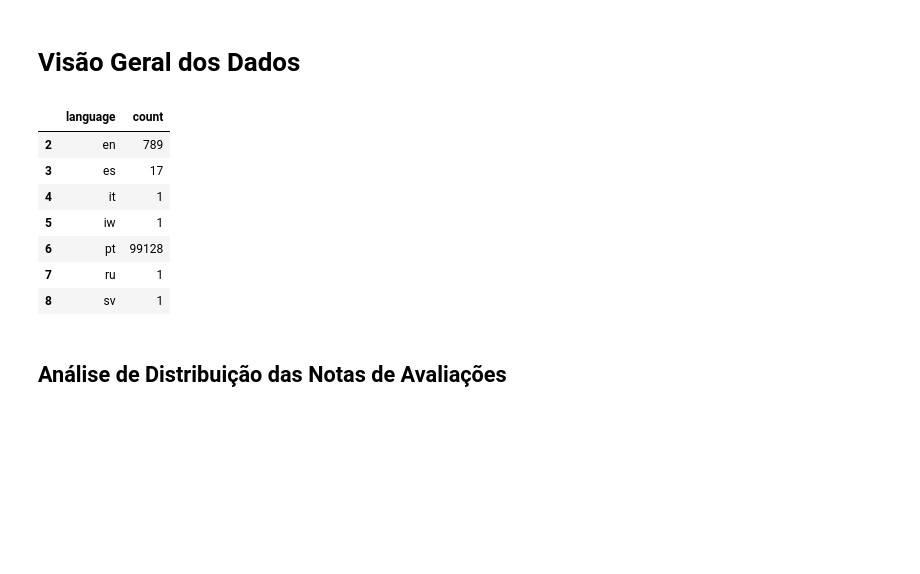
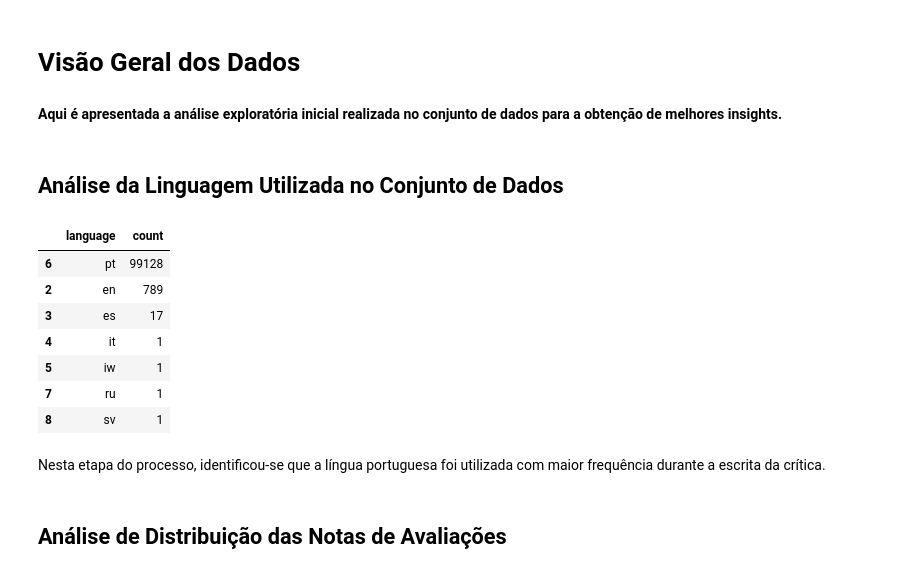
Before and after one commit to kidkmon/Sentiment-Analysis-TripAdvisor, a Jupyter notebook: Analise_sentimentos_TripAdvisor.ipynb, the cells around one changed output. Saved outputs shown, nothing was run; the diff lists cells and outputs as text; code cells hidden in the pictures; blank space fills up the shorter version.

```diff
--- a/Analise_sentimentos_TripAdvisor.ipynb
+++ b/Analise_sentimentos_TripAdvisor.ipynb
@@ -61,7 +105,11 @@ Numpy 1.18.5
 # %% [markdown]
 # Processamento de dados
 # %%
-def load_data(url, encoding="utf-8"):
+def load_data(url):
+  '''
+    Método que realiza a coleta dos dados a serem utilizados na análise.
+  '''
+
   dat_file = urllib.request.urlopen(url)
 
   json_format_file = [json.loads(line) for line in dat_file]
@@ -279,22 +327,28 @@ df.head()
 | 4 | Melhor hamburger! | O melhor hamburger que já comi! E... | pt | False | 28/04/2015 | 5 | {'name': 'Z Deli Sandwich Shop', ... | Rio de Janeiro | ... |
 # %% [markdown]
 # Visão Geral dos Dados
+# %% [markdown]
+**Aqui é apresentada a análise exploratória inicial realizada no conjunto de dados para a obtenção de melhores insights.**
+# %% [markdown]
+## Análise da Linguagem Utilizada no Conjunto de Dados
 # %%
-language = df.groupby(["language"]).size().reset_index(name="count")
+language = df.groupby(["language"]).size().reset_index(name="count").sort_values(by="count", ascending=False)
 
 language.drop(language[language["language"] == ""].index, inplace=True)
 language.drop(language[language["language"] == "None"].index, inplace=True)
 
 language.head(10)
 # %% [output]
 |  | language | count |
+| 6 | pt | 99128 |
 | 2 | en | 789 |
 | 3 | es | 17 |
 | 4 | it | 1 |
 | 5 | iw | 1 |
-| 6 | pt | 99128 |
 | 7 | ru | 1 |
 | 8 | sv | 1 |
+# %% [markdown]
+<p align="justify"> Nesta etapa do processo, identificou-se que a língua portuguesa foi utilizada com maior frequência durante a escrita da crítica. </p>
 # %% [markdown]
 ## Análise de Distribuição das Notas de Avaliações
 # %%
```
Also changed, not shown: parts of 19 cells of this notebook.
